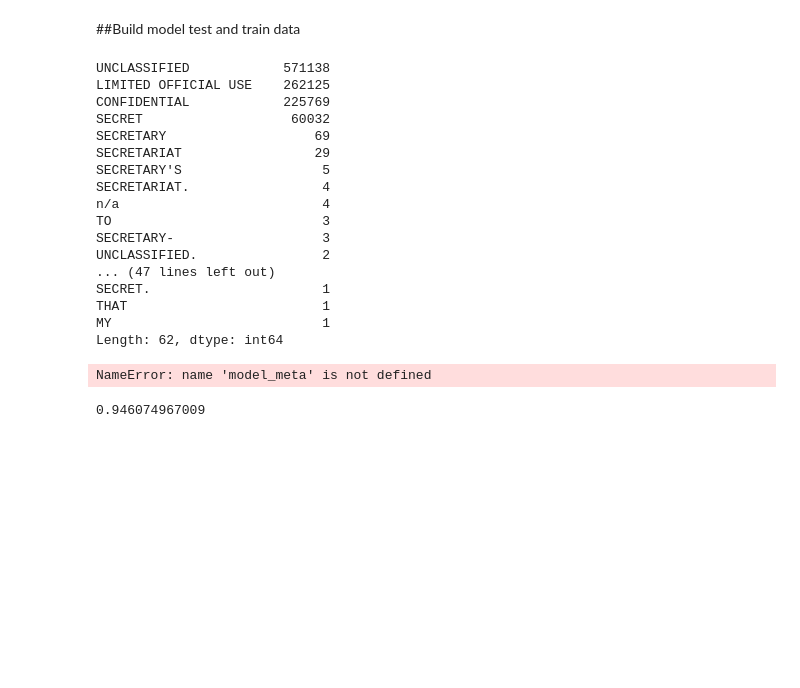
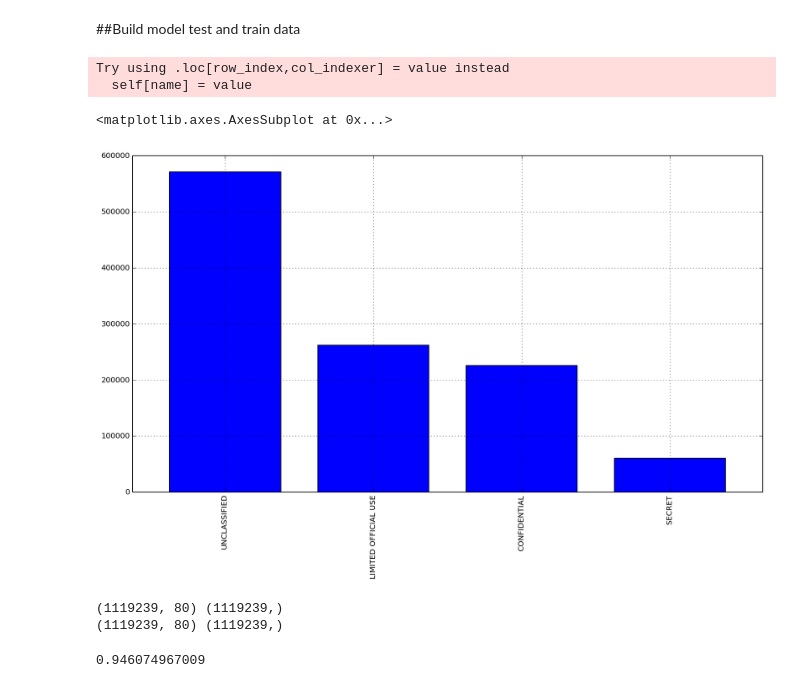
Before and after one commit to darth-cheney/declass, a Jupyter notebook: notebooks/cables_secret_class_daniel.ipynb, the cells around one changed output. Cells and saved outputs as stored; diff of their text form; code cells hidden in the pictures; blank space fills up the shorter version.

```diff
--- a/notebooks/cables_secret_class_daniel.ipynb
+++ b/notebooks/cables_secret_class_daniel.ipynb
@@ -223,3 +226,5 @@ lda.pr_doc_g_topic.groupby(key_meta.loc[lda_index].msgto)\
 ## Outlier detection
 # %%
 meta = meta.reindex(index=lda.pr_topic_g_doc.T.index)
+# %%
+meta = meta.dropna(how='all')
@@ -230,7 +242,0 @@ True
-# %%
-y_var = 'msgfrom'
-classes = meta[y_var].value_counts().index[:40]
-meta[y_var][meta[y_var] == 'OECD PARIS'] = 'PARIS'  # Put PARIS and OECD PARIS together
-print classes
-#classes = [u'MOSCOW', u'GENEVA', u'PARIS', u'LONDON', u'TOKYO', u'TEHRAN', u'SANTIAGO']
-print classes
@@ -256,41 +259,24 @@ def clean_class(x):
         return x
 # %%
 meta.origclass = meta.origclass.apply(clean_class)
+# %% [output]
+Try using .loc[row_index,col_indexer] = value instead
+  self[name] = value
 # %%
 #look at what we have in terms of classification
-meta.origclass.value_counts().plot(kind='bar')
+meta.origclass.value_counts()[:4].plot(kind='bar', figsize=(15,8))
 # %% [output]
-UNCLASSIFIED            571138
-LIMITED OFFICIAL USE    262125
-CONFIDENTIAL            225769
-SECRET                   60032
-SECRETARY                   69
-SECRETARIAT                 29
-SECRETARY'S                  5
-SECRETARIAT.                 4
-n/a                          4
-TO                           3
-SECRETARY-                   3
-UNCLASSIFIED.                2
-... (47 lines left out)
-SECRET.                      1
-THAT                         1
-MY                           1
-Length: 62, dtype: int64
+<matplotlib.axes.AxesSubplot at 0x...>
+[figure, added]
 # %%
-#mask = meta[y_var].isin(classes)
-#meta_masked = meta[mask]
-meta_masked = meta
-#mask = model_meta[y_var].isin(classes)
-#meta_masked = model_meta[mask]
-X = lda.pr_topic_g_doc.T.loc[meta_masked.index]
-Y = meta_masked[y_var]
+X = lda.pr_topic_g_doc.T.loc[meta.index]
+Y = meta[y_var]
+print X.shape, Y.shape
 nan_rows = X.apply(lambda x: any([isnan(v) for v in x.values]), axis=1)
 X = X.drop(nan_rows[nan_rows].index)
 Y = Y.drop(nan_rows[nan_rows].index)
-#X = lda.pr_topic_g_doc.T.loc[model_index]
-#Y = model_meta[y_var].apply(lambda x: 1 if x=='SECRET' else 0)
-Y = Y.apply(lambda x: 1 if x=='SECRET' else 0)
 Y.name = 'Y'
+print X.shape, Y.shape
 # %% [output]
-NameError: name 'model_meta' is not defined
+(1119239, 80) (1119239,)
+(1119239, 80) (1119239,)
```
Also changed, not shown: parts of 85 cells of this notebook, 1 other file.
